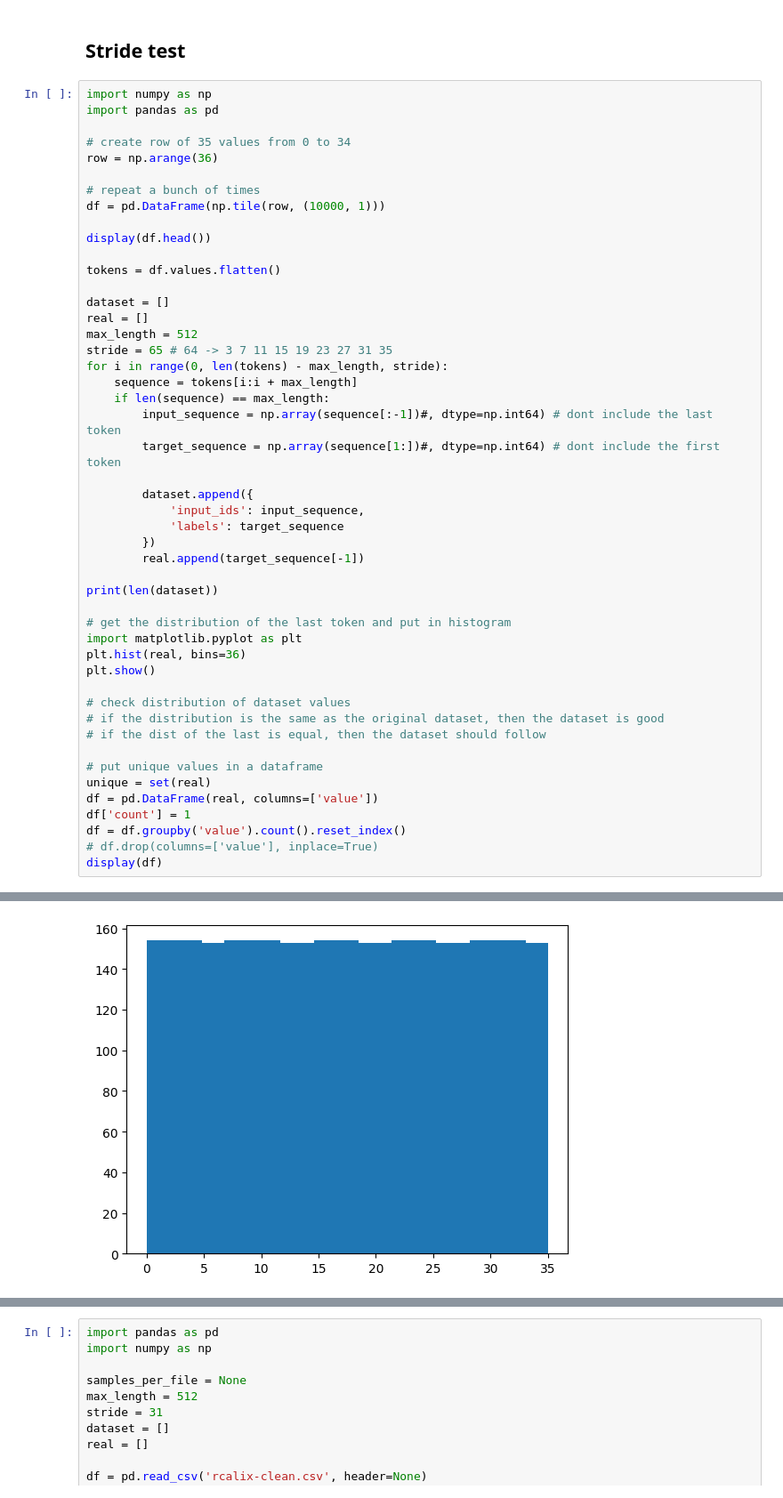
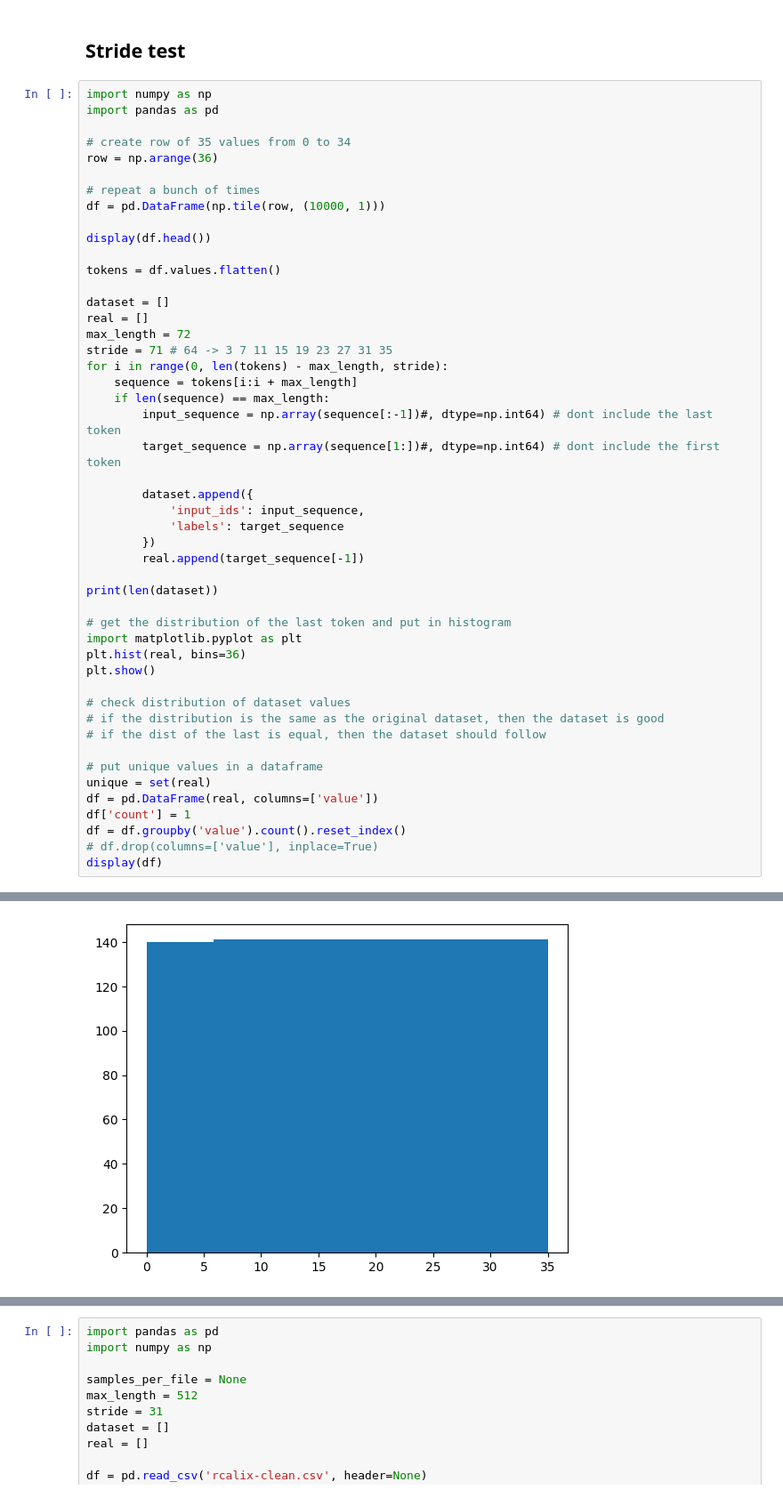
Before and after one commit to JoeyShapiro/GPT-Scratch-TimeSeries, a Jupyter notebook: data.ipynb, the cells around one changed output, grey strips where cells are left out. Shown at 89% size. Drawn from its saved outputs; the diff is of its cells as text.

```diff
--- a/data.ipynb
+++ b/data.ipynb
@@ -179,8 +179,8 @@ tokens = df.values.flatten()
 
 dataset = []
 real = []
-max_length = 512
-stride = 65 # 64 -> 3 7 11 15 19 23 27 31 35
+max_length = 72
+stride = 71 # 64 -> 3 7 11 15 19 23 27 31 35
 for i in range(0, len(tokens) - max_length, stride):
     sequence = tokens[i:i + max_length]
     if len(sequence) == max_length:
@@ -223,2 +223,2 @@ display(df)
-[figure, old version]
+[figure, new version]
 |  | value | count |
```
Also changed, not shown: parts of 1 cell of this notebook, 2 other files.
